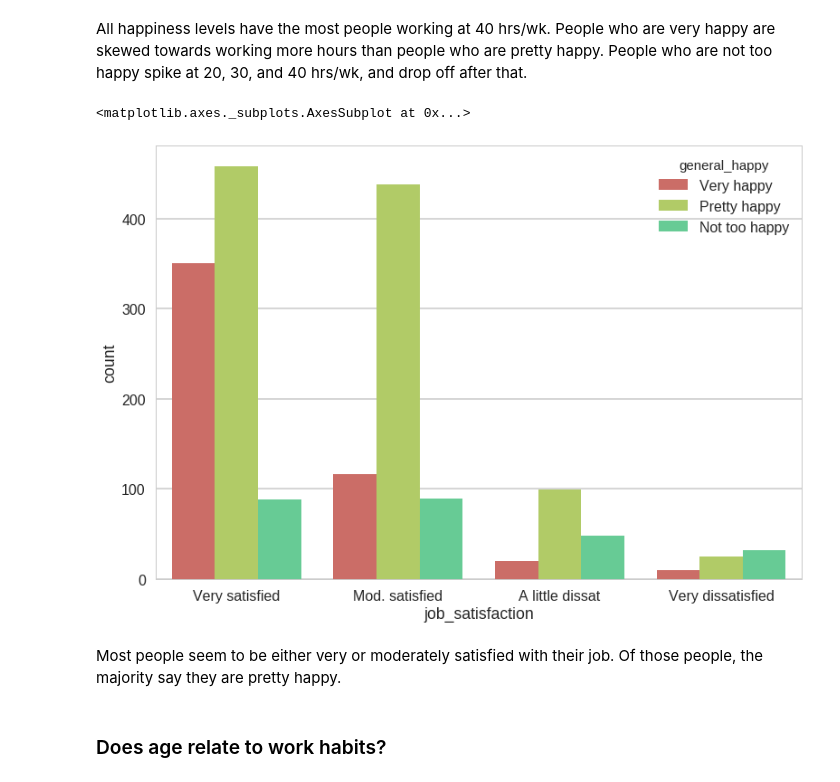
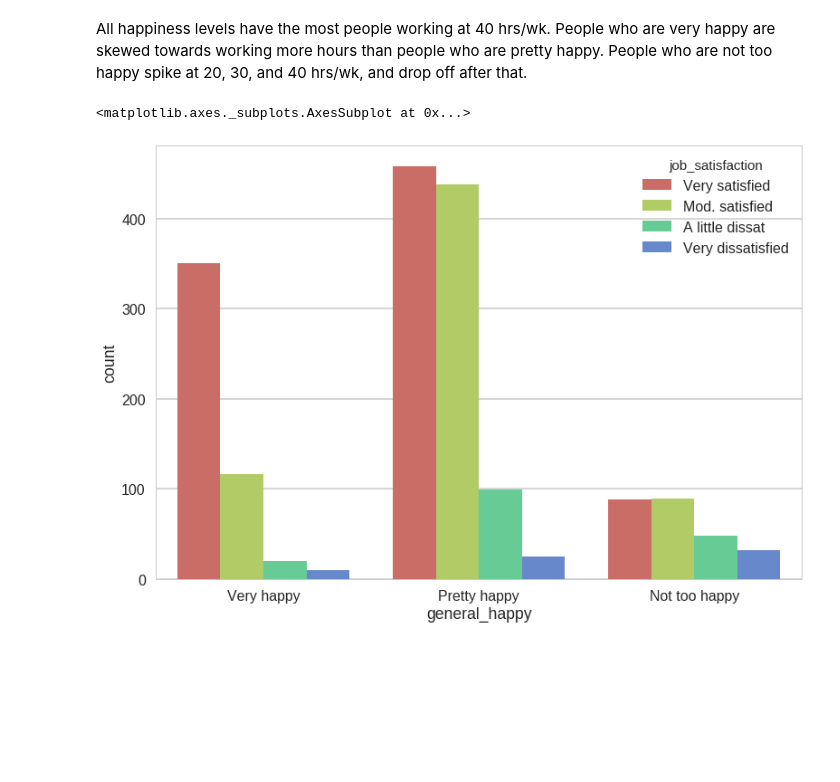
Before and after one commit to ContextLab/storytelling-with-data, a Jupyter notebook: data-stories/happiness/happiness-and-work.ipynb, the cells around one changed output. Cells and saved outputs as stored; diff of their text form; code cells hidden in the pictures; blank space fills up the shorter version.

```diff
--- a/data-stories/happiness/happiness-and-work.ipynb
+++ b/data-stories/happiness/happiness-and-work.ipynb
@@ -94,11 +105,8 @@ sns.plt.legend()
 # %% [markdown]
 All happiness levels have the most people working at 40 hrs/wk. People who are very happy are skewed towards working more hours than people who are pretty happy. People who are not too happy spike at 20, 30, and 40 hrs/wk, and drop off after that.
 # %%
-sns.countplot('job_satisfaction', hue = 'general_happy', data = data, order = ['Very satisfied', 'Mod. satisfied', 'A little dissat', 'Very dissatisfied'], hue_order = ['Very happy', 'Pretty happy', 'Not too happy'])
+#plot job satisfaction for each happiness level
+sns.countplot('general_happy', hue = 'job_satisfaction', data = data, hue_order = ['Very satisfied', 'Mod. satisfied', 'A little dissat', 'Very dissatisfied'], order = ['Very happy', 'Pretty happy', 'Not too happy'])
 # %% [output]
 <matplotlib.axes._subplots.AxesSubplot at 0x...>
-[figure, old version]
+[figure, new version]
-# %% [markdown]
-Most people seem to be either very or moderately satisfied with their job. Of those people, the majority say they are pretty happy.
-# %% [markdown]
-### Does age relate to work habits?
```
Also changed, not shown: parts of 15 cells of this notebook.
